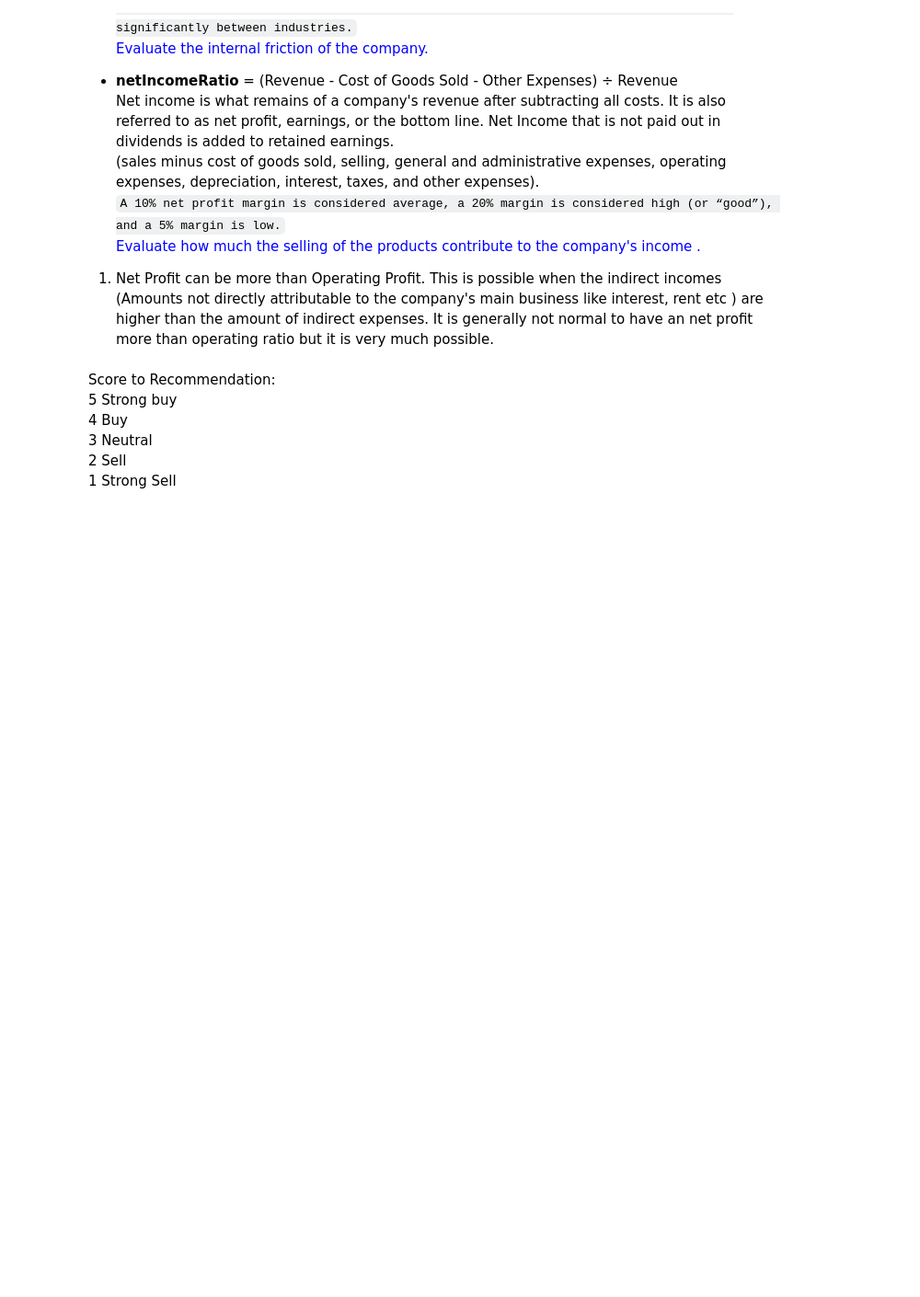
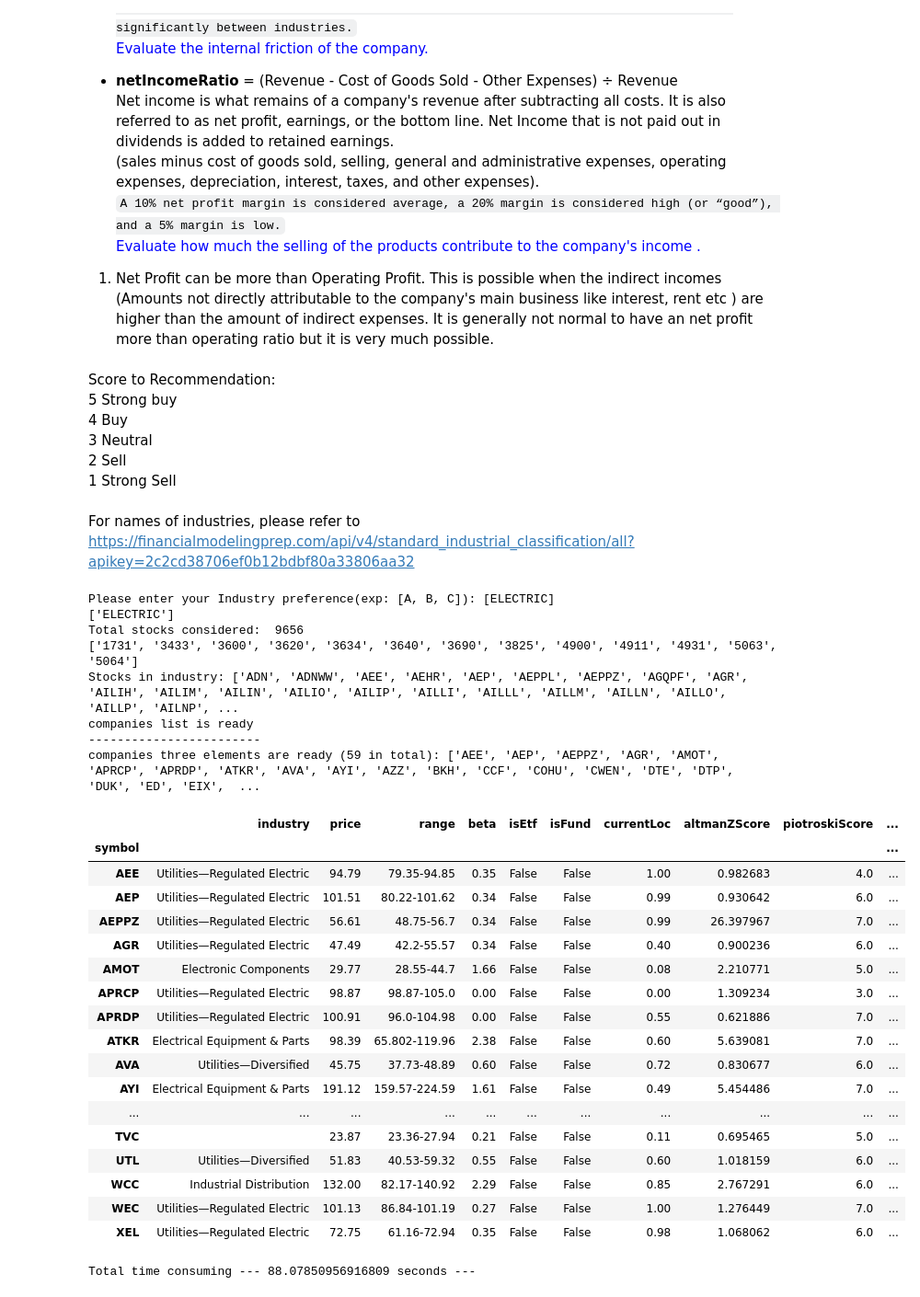
Before and after one commit to KaiaX926/P-Stocks-US, a Jupyter notebook: SANA.ipynb, the cells around one changed output. Shown at 92% size. Saved outputs shown, nothing was run; the diff lists cells and outputs as text; code cells hidden in the pictures; blank space fills up the shorter version.

```diff
--- a/SANA.ipynb
+++ b/SANA.ipynb
@@ -28,6 +28,7 @@ startdate = (datetime.datetime.today() - datetime.timedelta(days = 366*3+31)).st
 
 - **The Industrial Production Index (INDPRO)** is an economic indicator that measures real output for all facilities located in the United States manufacturing, mining, and electric, and gas utilities
 # %%
+from IPython.core.display import update_display
 class StockAnalysis():
     def __init__(self):
         self.YOUR_API_KEY = '2c2cd38706ef0b12bdbf80a33806aa32'
@@ -120,17 +121,48 @@ class StockAnalysis():
             ind_NYSE,pe_NYSE,da_NYSE = self.read_respond(ind_NYSE,pe_NYSE,da_NYSE,response_NYSE)
             ind_NASDAQ,pe_NASDAQ,da_NASDAQ = self.read_respond(ind_NASDAQ,pe_NASDAQ,da_NASDAQ,response_NASDAQ)
 
+
+        print('Overall PE of NYSE:', np.median(pe_NYSE))
+        print('Overall PE of NASDAQ:', np.median(pe_NASDAQ))
+        upper = (np.median(pe_NYSE) + np.median(pe_NASDAQ)) / 2 * 0.7
+        lower = (np.median(pe_NYSE) + np.median(pe_NASDAQ)) / 2 * 0.8
+        print('Interval accepted:', lower, upper)
+        industry_consider = industry_list_NYSE[industry_list_NYSE]
+
+        current = (datetime.datetime.today() - datetime.timedelta(days = 60)).strftime("%Y-%m-%d")
+        pleau = (datetime.datetime.today() - datetime.timedelta(days = 5)).strftime("%Y-%m-%d")
+
+
         industry_list_NYSE['date'] = da_NYSE
         industry_list_NYSE['industry'] = ind_NYSE
         industry_list_NYSE['pe'] = pe_NYSE
+
+
+        curr_NYSE = np.unique(list(industry_list_NYSE[industry_list_NYSE.date > current]['industry']))
+        industry_list_NYSE = industry_list_NYSE[industry_list_NYSE.industry.isin(curr_NYSE)]
+        out_NYSE = np.median(industry_list_NYSE[industry_list_NYSE.date > pleau]['pe'])
+
+
+#        print('Outperforming Industries NYSE:', pe_NYSE)
         fig_NYSE = px.line(industry_list_NYSE, x="date", y="pe", color='industry',title='NYSE')
+        fig_NYSE.add_hline(y=out_NYSE, line_width=2, line_dash="dash", line_color="black")
         fig_NYSE.show()
+
         print('NYSE:', np.unique(industry_list_NYSE['industry']))
+
+
 
         industry_list_NASDAQ['date'] = da_NASDAQ
         industry_list_NASDAQ['industry'] = ind_NASDAQ
         industry_list_NASDAQ['pe'] = pe_NASDAQ
+
+        curr_NASDAQ = np.unique(list(industry_list_NASDAQ[industry_list_NASDAQ.date > current]['industry']))
+        industry_list_NASDAQ = industry_list_NASDAQ[industry_list_NASDAQ.industry.isin(curr_NASDAQ)]
+        out_NASDAQ = np.median(industry_list_NASDAQ[industry_list_NASDAQ.date > pleau]['pe'])
+
+#        print('Outperforming Industries NASDAQ:', pe_NASDAQ)
         fig_NASDAQ = px.line(industry_list_NASDAQ, x="date", y="pe", color='industry',title='NASDAQ')
+        fig_NASDAQ.add_hline(y=out_NASDAQ, line_width=2, line_dash="dash", line_color="black")
         fig_NASDAQ.show()
         print('NASDAQ:', np.unique(industry_list_NASDAQ['industry']))
 
@@ -207,7 +239,8 @@ class StockAnalysis():
             # add preference netIncomeRatio > 0 in the most recent report
             income_statement = self.get_data(url_income_statement)
             if len(income_statement) == 0 or not income_statement['netIncomeRatio'][0] or not income_statement['operatingIncomeRatio'][0] or \
-            float(income_statement['netIncomeRatio'][0])< 0 or float(income_statement['operatingIncomeRatio'][0]) < 0:
+            float(income_statement['netIncomeRatio'][0])< 0 or float(income_statement['operatingIncomeRatio'][0]) < 0 or \
+            float(income_statement['operatingIncomeRatio'][0]) < float(income_statement['netIncomeRatio'][0]):
                 pass
             else:
                 income_statement = pd.DataFrame(income_statement.iloc[0,:]).T
@@ -416,5 +418,46 @@ Score to Recommendation:\
 3 Neutral\
 2 Sell\
 1 Strong Sell
+# %% [markdown]
+For names of industries, please refer to \
+https://financialmodelingprep.com/api/v4/standard_industrial_classification/all?apikey=2c2cd38706ef0b12bdbf80a33806aa32
+# %%
+
+if __name__ == "__main__":
+    start_time = time.time()
+    SANA = StockAnalysis()
+    inds = input("Please enter your Industry preference(exp: [A, B, C]): ").strip('][').split(', ')
+    #inds = ['house', 'drug']
+    print(inds)
+    stocks_profile, stocks_suggestion = SANA.find_industry(inds)
+    print("Total time consuming --- %s seconds ---" % (time.time() - start_time))
+# %% [output]
+Please enter your Industry preference(exp: [A, B, C]): [ELECTRIC]
+['ELECTRIC']
+Total stocks considered:  9656
+['1731', '3433', '3600', '3620', '3634', '3640', '3690', '3825', '4900', '4911', '4931', '5063', '5064']
+Stocks in industry: ['ADN', 'ADNWW', 'AEE', 'AEHR', 'AEP', 'AEPPL', 'AEPPZ', 'AGQPF', 'AGR', 'AILIH', 'AILIM', 'AILIN', 'AILIO', 'AILIP', 'AILLI', 'AILLL', 'AILLM', 'AILLN', 'AILLO', 'AILLP', 'AILNP', ...
+companies list is ready
+------------------------
+companies three elements are ready (59 in total): ['AEE', 'AEP', 'AEPPZ', 'AGR', 'AMOT', 'APRCP', 'APRDP', 'ATKR', 'AVA', 'AYI', 'AZZ', 'BKH', 'CCF', 'COHU', 'CWEN', 'DTE', 'DTP', 'DUK', 'ED', 'EIX',  ...
+|  | industry | price | range | beta | isEtf | isFund | currentLoc | altmanZScore | piotroskiScore | ... |
+| symbol |  |  |  |  |  |  |  |  |  | ... |
+| AEE | Utilities—Regulated Electric | 94.79 | 79.35-94.85 | 0.35 | False | False | 1.00 | 0.982683 | 4.0 | ... |
+| AEP | Utilities—Regulated Electric | 101.51 | 80.22-101.62 | 0.34 | False | False | 0.99 | 0.930642 | 6.0 | ... |
+| AEPPZ | Utilities—Regulated Electric | 56.61 | 48.75-56.7 | 0.34 | False | False | 0.99 | 26.397967 | 7.0 | ... |
+| AGR | Utilities—Regulated Electric | 47.49 | 42.2-55.57 | 0.34 | False | False | 0.40 | 0.900236 | 6.0 | ... |
+| AMOT | Electronic Components | 29.77 | 28.55-44.7 | 1.66 | False | False | 0.08 | 2.210771 | 5.0 | ... |
+| APRCP | Utilities—Regulated Electric | 98.87 | 98.87-105.0 | 0.00 | False | False | 0.00 | 1.309234 | 3.0 | ... |
+| APRDP | Utilities—Regulated Electric | 100.91 | 96.0-104.98 | 0.00 | False | False | 0.55 | 0.621886 | 7.0 | ... |
+| ATKR | Electrical Equipment & Parts | 98.39 | 65.802-119.96 | 2.38 | False | False | 0.60 | 5.639081 | 7.0 | ... |
+| AVA | Utilities—Diversified | 45.75 | 37.73-48.89 | 0.60 | False | False | 0.72 | 0.830677 | 6.0 | ... |
+| AYI | Electrical Equipment & Parts | 191.12 | 159.57-224.59 | 1.61 | False | False | 0.49 | 5.454486 | 7.0 | ... |
+| ... | ... | ... | ... | ... | ... | ... | ... | ... | ... | ... |
+| TVC |  | 23.87 | 23.36-27.94 | 0.21 | False | False | 0.11 | 0.695465 | 5.0 | ... |
+| UTL | Utilities—Diversified | 51.83 | 40.53-59.32 | 0.55 | False | False | 0.60 | 1.018159 | 6.0 | ... |
+| WCC | Industrial Distribution | 132.00 | 82.17-140.92 | 2.29 | False | False | 0.85 | 2.767291 | 6.0 | ... |
+| WEC | Utilities—Regulated Electric | 101.13 | 86.84-101.19 | 0.27 | False | False | 1.00 | 1.276449 | 7.0 | ... |
+| XEL | Utilities—Regulated Electric | 72.75 | 61.16-72.94 | 0.35 | False | False | 0.98 | 1.068062 | 6.0 | ... |
+Total time consuming --- 88.07850956916809 seconds ---
 # %%
 stocks_suggestion
```
Also changed, not shown: parts of 3 cells of this notebook.
